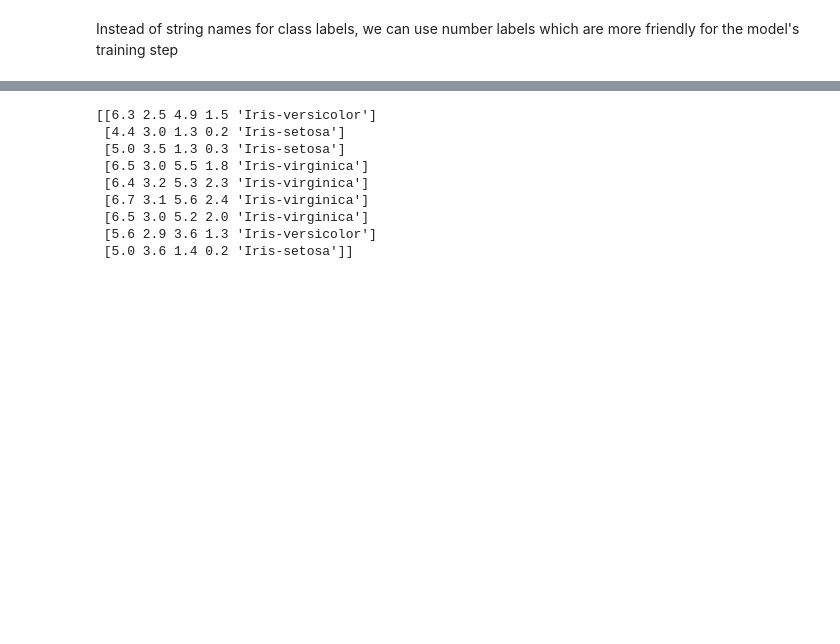
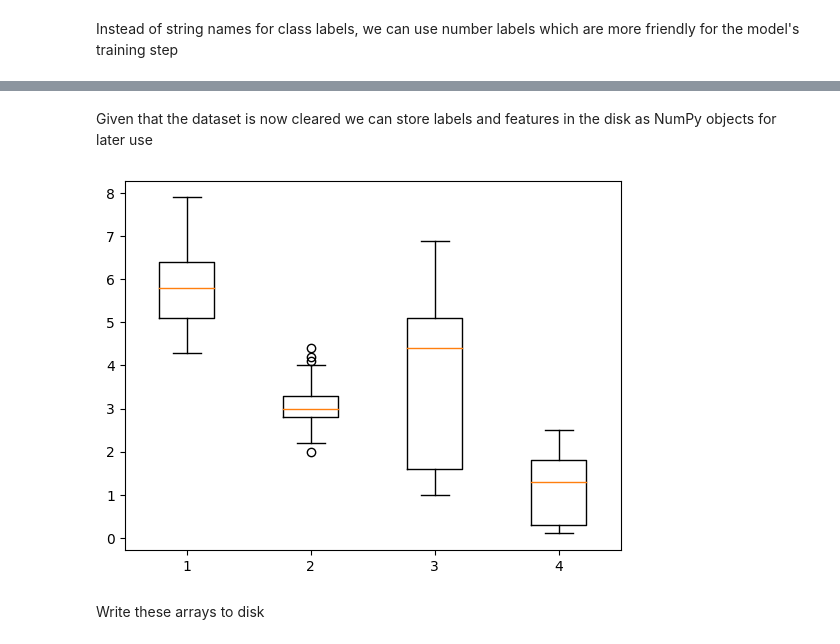
Before and after one commit to EstebanBorai/irises, a Jupyter notebook: notebooks/analysis.ipynb, the cells around one changed output, grey strips where cells are left out. Cells and saved outputs as stored; diff of their text form; code cells hidden in the pictures; blank space fills up the shorter version.

Commit message:
feat: split features from labels

```diff
--- a/notebooks/analysis.ipynb
+++ b/notebooks/analysis.ipynb
@@ -87,9 +87,9 @@ step
 # %%
 # Maps each label with a number
 labels_mapping = {
-    'Iris-setosa': 1,
-    'Iris-versicolor': 2,
-    'Iris-virginica': 3
+    'Iris-setosa': 0,
+    'Iris-versicolor': 1,
+    'Iris-virginica': 2
 }
 
-dataframe.replace(labels_mapping)
+dataframe = dataframe.replace(labels_mapping)
@@ -116,16 +96,21 @@ Currently each label is grouped together so we must randomize for further sets:
-# %%
-# Creates a NumPy array from the DataFrame
-arr = dataframe.to_numpy()
-np.random.shuffle(arr)
-
-print(arr[1:10])
-# %% [output]
-[[6.3 2.5 4.9 1.5 'Iris-versicolor']
- [4.4 3.0 1.3 0.2 'Iris-setosa']
- [5.0 3.5 1.3 0.3 'Iris-setosa']
- [6.5 3.0 5.5 1.8 'Iris-virginica']
- [6.4 3.2 5.3 2.3 'Iris-virginica']
- [6.7 3.1 5.6 2.4 'Iris-virginica']
- [6.5 3.0 5.2 2.0 'Iris-virginica']
- [5.6 2.9 3.6 1.3 'Iris-versicolor']
- [5.0 3.6 1.4 0.2 'Iris-setosa']]
+# %%
+arr = dataframe.to_numpy()
+features = []
+labels = []
+
+# Store features and labels in different arrays
+for example in arr:
+    features.append(example[0:4])
+    labels.append(example[4])
+# %% [markdown]
+Given that the dataset is now cleared we can store labels and features in the disk as NumPy objects for later use
+# %%
+import numpy as np
+
+# Convert to NP Arrays
+feats = np.array(features)
+labels = np.array(labels, dtype="uint8")
+
+# Save to disk
+np.save("features.npy", feats)
+np.save("labels.npy", labels)
@@ -131,0 +119,9 @@ print(arr[1:10])
+# %%
+import matplotlib.pyplot as plt
+
+plt.boxplot(feats)
+plt.show()
+# %% [output]
+[figure, added]
+# %% [markdown]
+Write these arrays to disk
```
Also changed, not shown: parts of 3 cells of this notebook, 2 other files.
